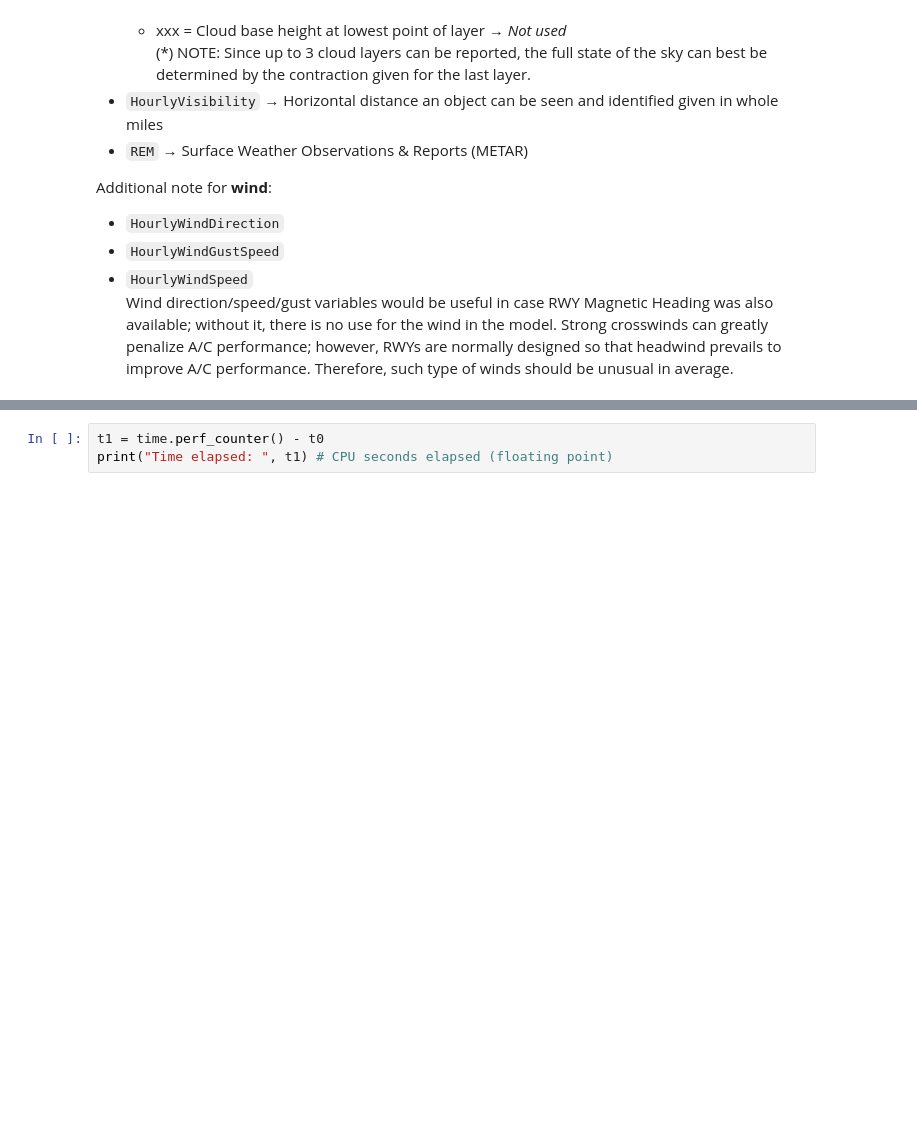
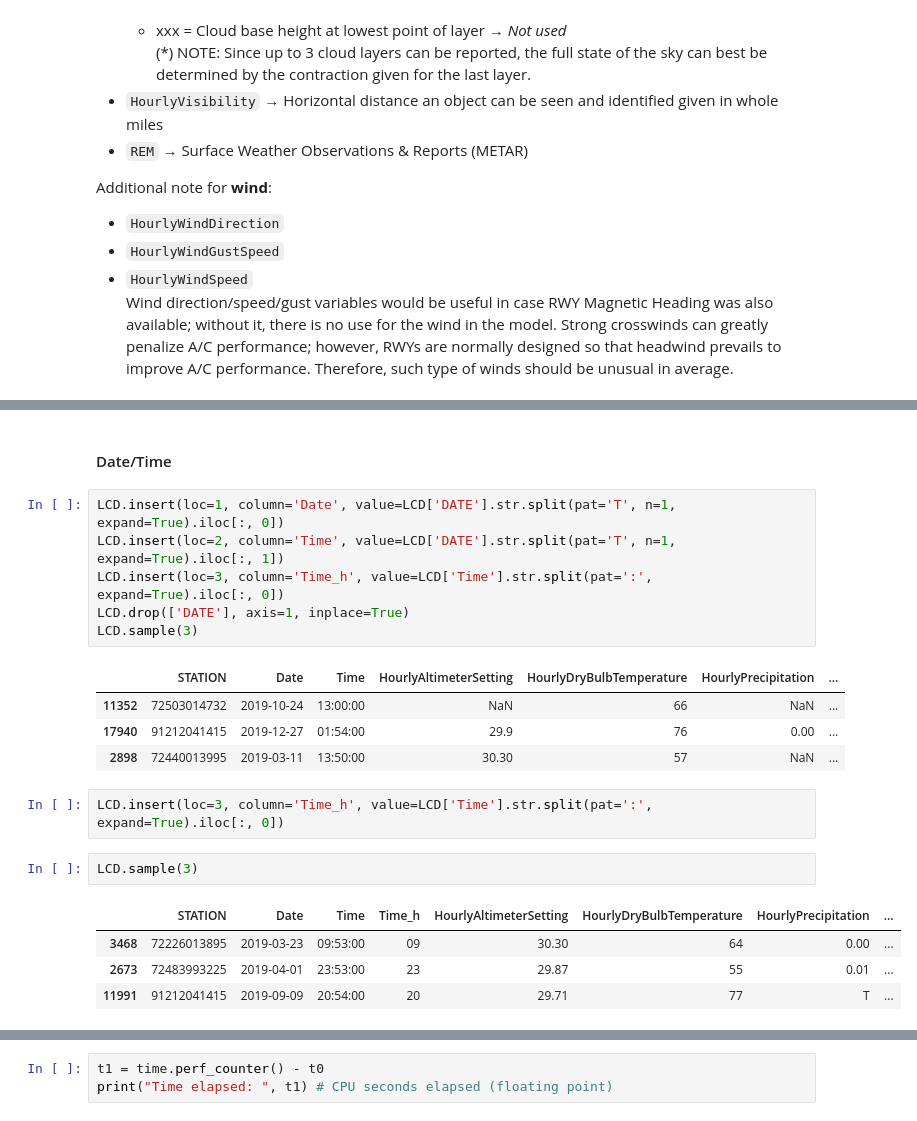
Before and after one commit to malonsol/TFM_KSchool, a Jupyter notebook: EDA/DELAY/LCD_DataPreparation.ipynb, the cells around one changed output, grey strips where cells are left out. Cells and saved outputs as stored; diff of their text form; blank space fills up the shorter version.

```diff
--- a/EDA/DELAY/LCD_DataPreparation.ipynb
+++ b/EDA/DELAY/LCD_DataPreparation.ipynb
@@ -336,0 +443,22 @@ prof.to_file(report_name)
+# %% [markdown]
+#### Date/Time
+# %%
+LCD.insert(loc=1, column='Date', value=LCD['DATE'].str.split(pat='T', n=1, expand=True).iloc[:, 0])
+LCD.insert(loc=2, column='Time', value=LCD['DATE'].str.split(pat='T', n=1, expand=True).iloc[:, 1])
+LCD.insert(loc=3, column='Time_h', value=LCD['Time'].str.split(pat=':', expand=True).iloc[:, 0])
+LCD.drop(['DATE'], axis=1, inplace=True)
+LCD.sample(3)
+# %% [output]
+|  | STATION | Date | Time | HourlyAltimeterSetting | HourlyDryBulbTemperature | HourlyPrecipitation | ... |
+| 11352 | 72503014732 | 2019-10-24 | 13:00:00 | NaN | 66 | NaN | ... |
+| 17940 | 91212041415 | 2019-12-27 | 01:54:00 | 29.9 | 76 | 0.00 | ... |
+| 2898 | 72440013995 | 2019-03-11 | 13:50:00 | 30.30 | 57 | NaN | ... |
+# %%
+LCD.insert(loc=3, column='Time_h', value=LCD['Time'].str.split(pat=':', expand=True).iloc[:, 0])
+# %%
+LCD.sample(3)
+# %% [output]
+|  | STATION | Date | Time | Time_h | HourlyAltimeterSetting | HourlyDryBulbTemperature | HourlyPrecipitation | ... |
+| 3468 | 72226013895 | 2019-03-23 | 09:53:00 | 09 | 30.30 | 64 | 0.00 | ... |
+| 2673 | 72483993225 | 2019-04-01 | 23:53:00 | 23 | 29.87 | 55 | 0.01 | ... |
+| 11991 | 91212041415 | 2019-09-09 | 20:54:00 | 20 | 29.71 | 77 | T | ... |
```
Also changed, not shown: parts of 30 cells of this notebook.
